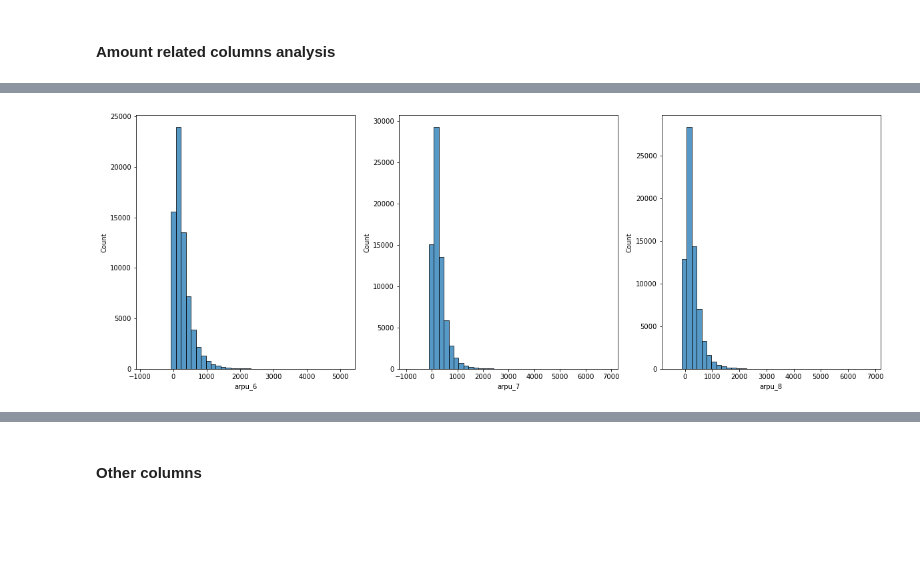
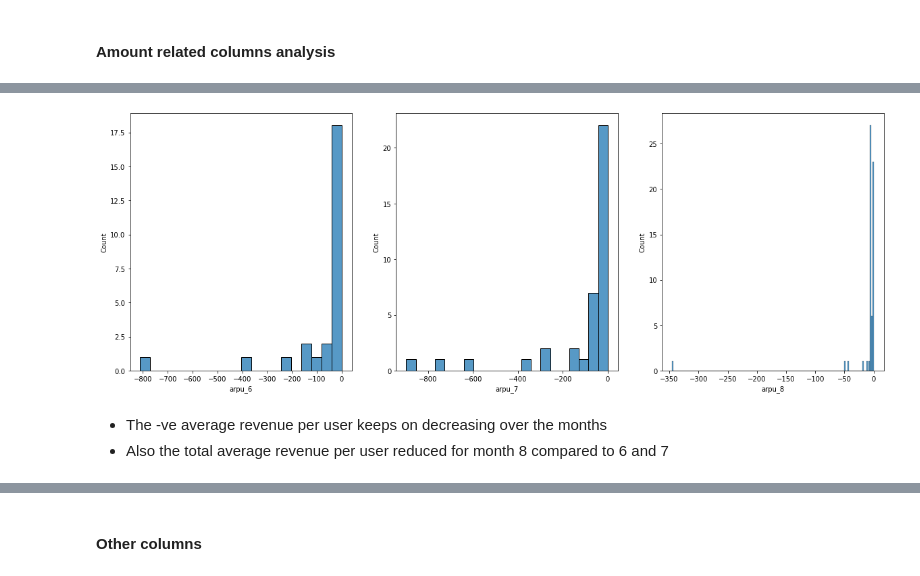
Before and after one commit to vighu0710/TelecomChurnPrediction, a Jupyter notebook: Telecom churn prediction.ipynb, the cells around one changed output, grey strips where cells are left out. Saved outputs shown, nothing was run; the diff lists cells and outputs as text; code cells hidden in the pictures; blank space fills up the shorter version.

```diff
--- a/Telecom churn prediction.ipynb
+++ b/Telecom churn prediction.ipynb
@@ -299,0 +306,7 @@ memory usage: 84.4+ MB
+# %%
+# calculate total recharge amount for June and July --> call recharge amount + data recharge amount
+Telecom_df['amt_data_6'] = Telecom_df.total_rech_amt_6 + Telecom_df.total_data_rech_6
+Telecom_df['amt_data_7'] = Telecom_df.total_rech_amt_7 + Telecom_df.total_data_rech_7
+# %%
+# calculate average recharge done by customer in June and July
+Telecom_df['av_amt_data_6_7'] = (Telecom_df.amt_data_6 + Telecom_df.amt_data_7)/2
@@ -299,0 +318,5 @@ memory usage: 84.4+ MB
+# %%
+# retain only those customers who have recharged their mobiles with more than or equal to 70th percentile amount
+Telecom_df_filtered = Telecom_df.loc[Telecom_df.av_amt_data_6_7 >= Telecom_df.av_amt_data_6_7.quantile(0.7), :]
+Telecom_df_filtered = Telecom_df_filtered.reset_index(drop=True)
+Telecom_df_filtered.shape
@@ -299,0 +325,5 @@ memory usage: 84.4+ MB
+# %%
+# delete variables created to filter high-value customers
+Telecom_df_filtered = Telecom_df_filtered.drop(['total_data_rech_6', 'total_data_rech_7',
+                                      'amt_data_6', 'amt_data_7', 'av_amt_data_6_7'], axis=1)
+Telecom_df_filtered.shape
@@ -985,10 +1086,13 @@ fig.show()
 # %%
-# average revenue per user across months
+# -ve average revenue per user across months
 
 fig, axs = plt.subplots(1,3,figsize=(20,7))
-sns.histplot(Telecom_df['arpu_6'],bins=40, ax=axs[0])
-sns.histplot(Telecom_df['arpu_7'],bins=40, ax=axs[1])
-sns.histplot(Telecom_df['arpu_8'],bins=40, ax=axs[2])
+sns.histplot(Telecom_df_filtered[Telecom_df_filtered['arpu_6']<0.0]['arpu_6'],ax=axs[0])
+sns.histplot(Telecom_df_filtered[Telecom_df_filtered['arpu_7']<0.0]['arpu_7'],ax=axs[1])
+sns.histplot(Telecom_df_filtered[Telecom_df_filtered['arpu_8']<0.0]['arpu_8'],ax=axs[2])
 fig.show()
 # %% [output]
-[figure, old version]
+[figure, new version]
+# %% [markdown]
+- The -ve average revenue per user keeps on decreasing over the months
+- Also the total average revenue per user reduced for month 8 compared to 6 and 7
```
Also changed, not shown: parts of 116 cells of this notebook.
